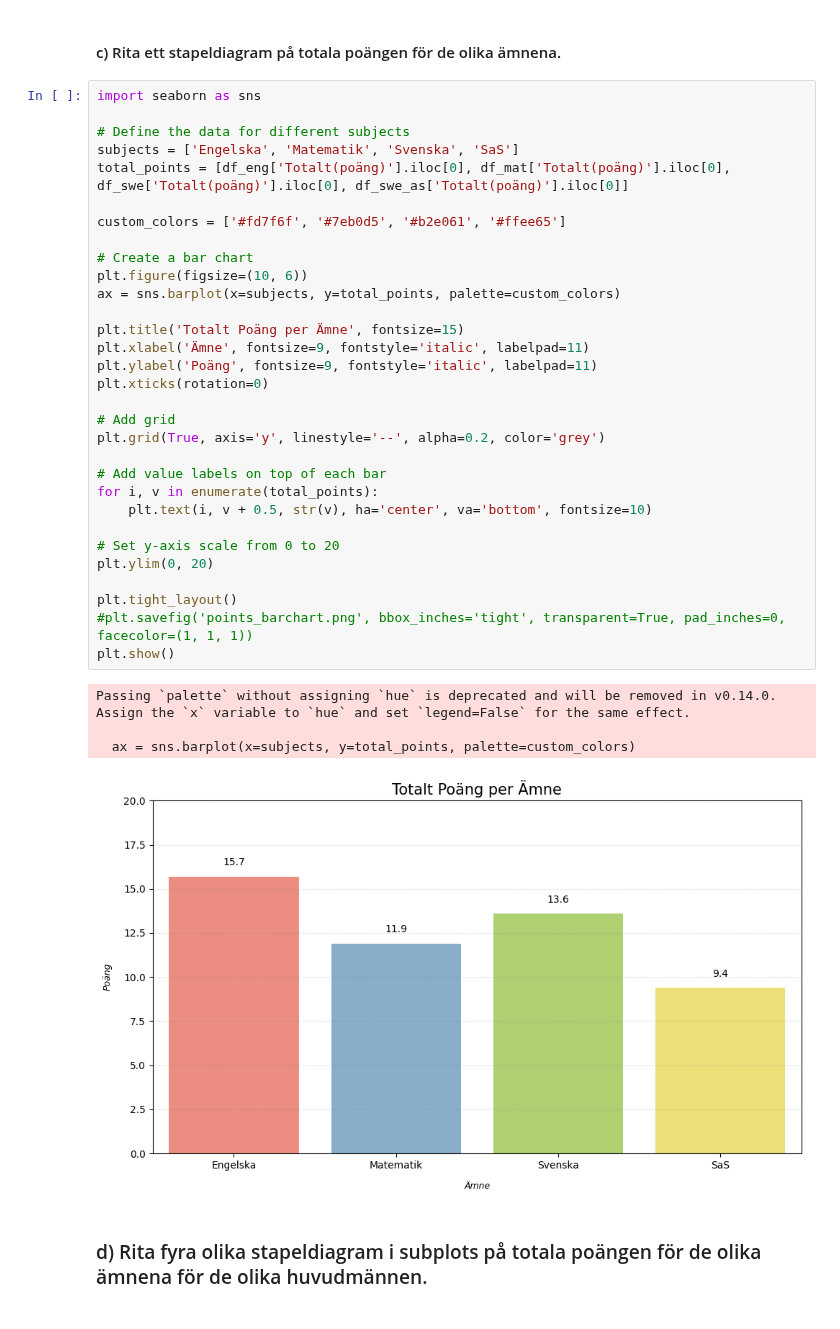
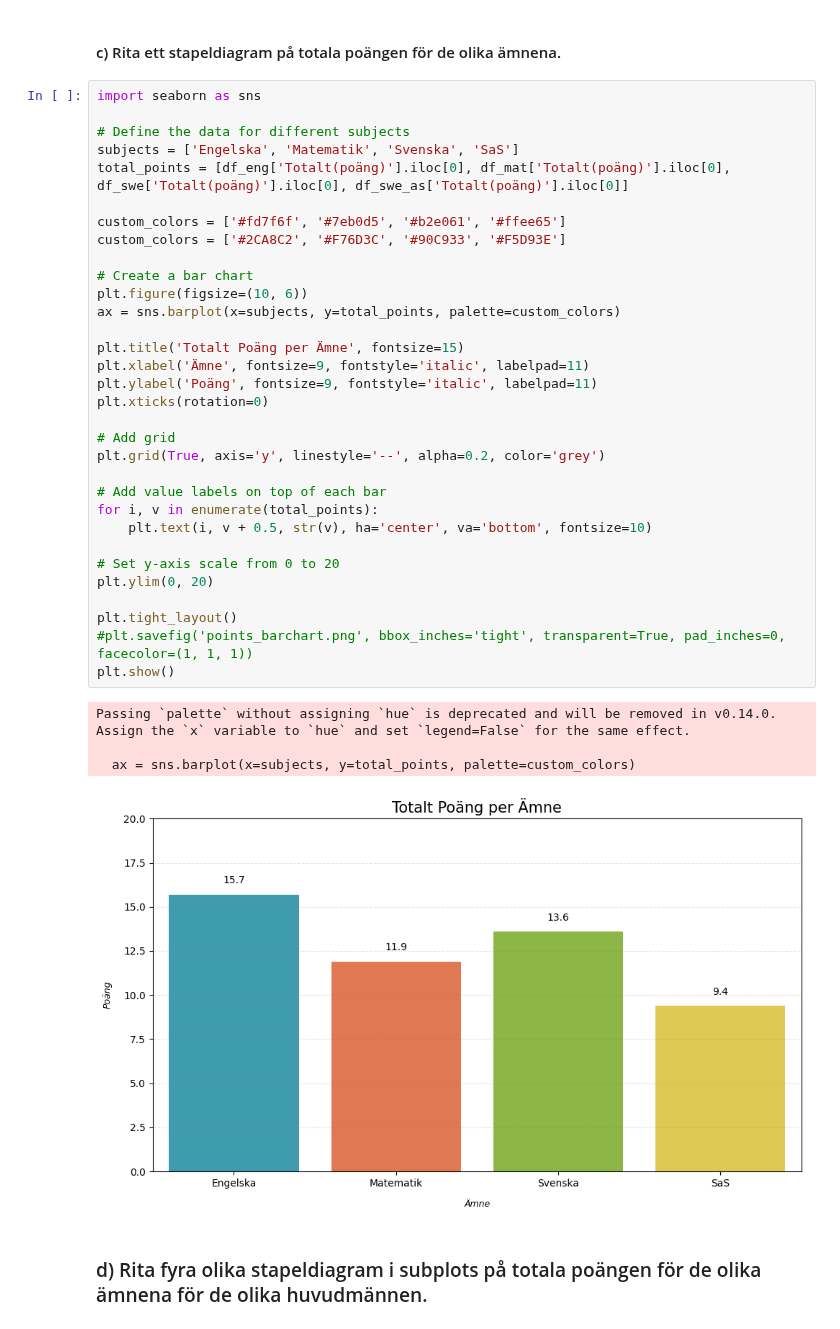
Before and after one commit to ArthurLopez1/Python-Arthur-Lopez-OPA23, a Jupyter notebook: labb2/labb2_0.ipynb, the cells around one changed output. Saved outputs shown, nothing was run; the diff lists cells and outputs as text.

Commit message:
labb2 - color update, line update traces and axes

```diff
--- a/labb2/labb2_0.ipynb
+++ b/labb2/labb2_0.ipynb
@@ -150,34 +150,35 @@ subjects = ['Engelska', 'Matematik', 'Svenska', 'SaS']
 total_points = [df_eng['Totalt(poäng)'].iloc[0], df_mat['Totalt(poäng)'].iloc[0], df_swe['Totalt(poäng)'].iloc[0], df_swe_as['Totalt(poäng)'].iloc[0]]
 
 custom_colors = ['#fd7f6f', '#7eb0d5', '#b2e061', '#ffee65']
+custom_colors = ['#2CA8C2', '#F76D3C', '#90C933', '#F5D93E']
 
 # Create a bar chart
 plt.figure(figsize=(10, 6))
 ax = sns.barplot(x=subjects, y=total_points, palette=custom_colors)
 
 plt.title('Totalt Poäng per Ämne', fontsize=15)
 plt.xlabel('Ämne', fontsize=9, fontstyle='italic', labelpad=11)
 plt.ylabel('Poäng', fontsize=9, fontstyle='italic', labelpad=11)
 plt.xticks(rotation=0)
 
 # Add grid
 plt.grid(True, axis='y', linestyle='--', alpha=0.2, color='grey')
 
 # Add value labels on top of each bar
 for i, v in enumerate(total_points):
     plt.text(i, v + 0.5, str(v), ha='center', va='bottom', fontsize=10)
 
 # Set y-axis scale from 0 to 20
 plt.ylim(0, 20)
 
 plt.tight_layout()
 #plt.savefig('points_barchart.png', bbox_inches='tight', transparent=True, pad_inches=0, facecolor=(1, 1, 1))
 plt.show()
 # %% [output]
 Passing `palette` without assigning `hue` is deprecated and will be removed in v0.14.0. Assign the `x` variable to `hue` and set `legend=False` for the same effect.
 
   ax = sns.barplot(x=subjects, y=total_points, palette=custom_colors)
-[figure, old version]
+[figure, new version]
 # %% [markdown]
 ### d) Rita fyra olika stapeldiagram i subplots på totala poängen för de olika ämnena för de olika huvudmännen.
 # %%
```
Also changed, not shown: parts of 1 cell of this notebook, 3 other files.
